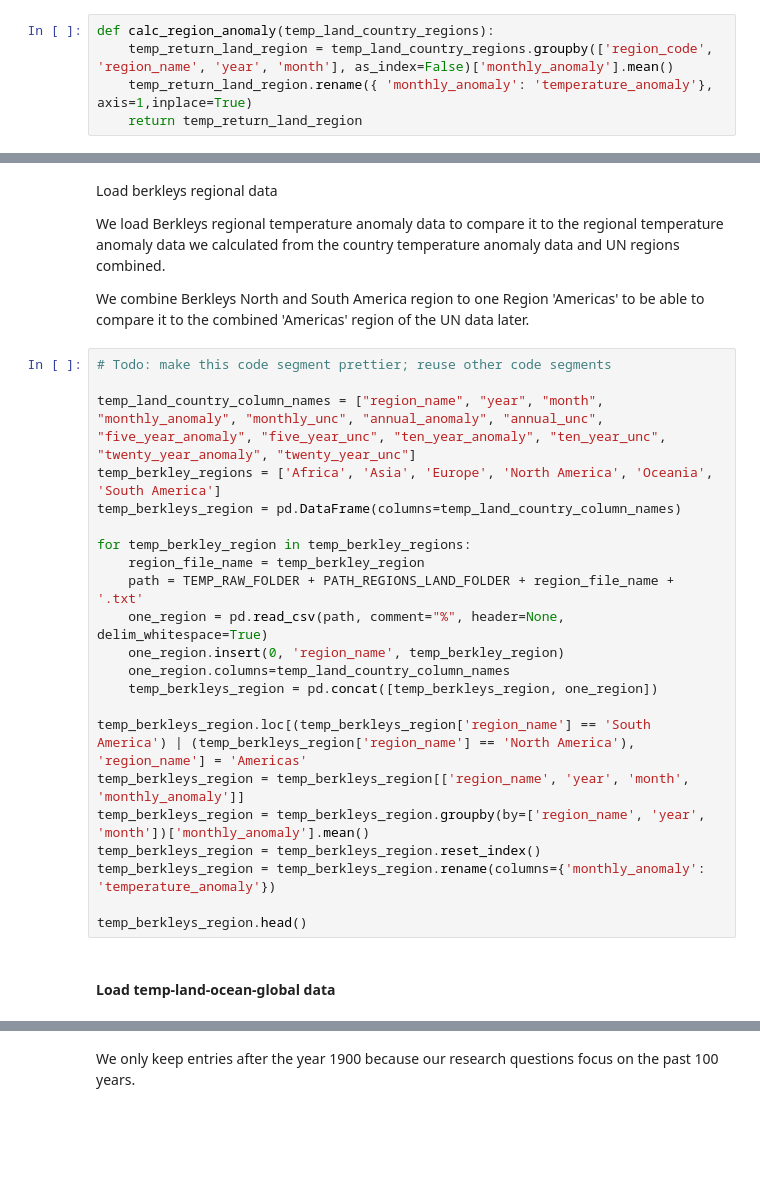
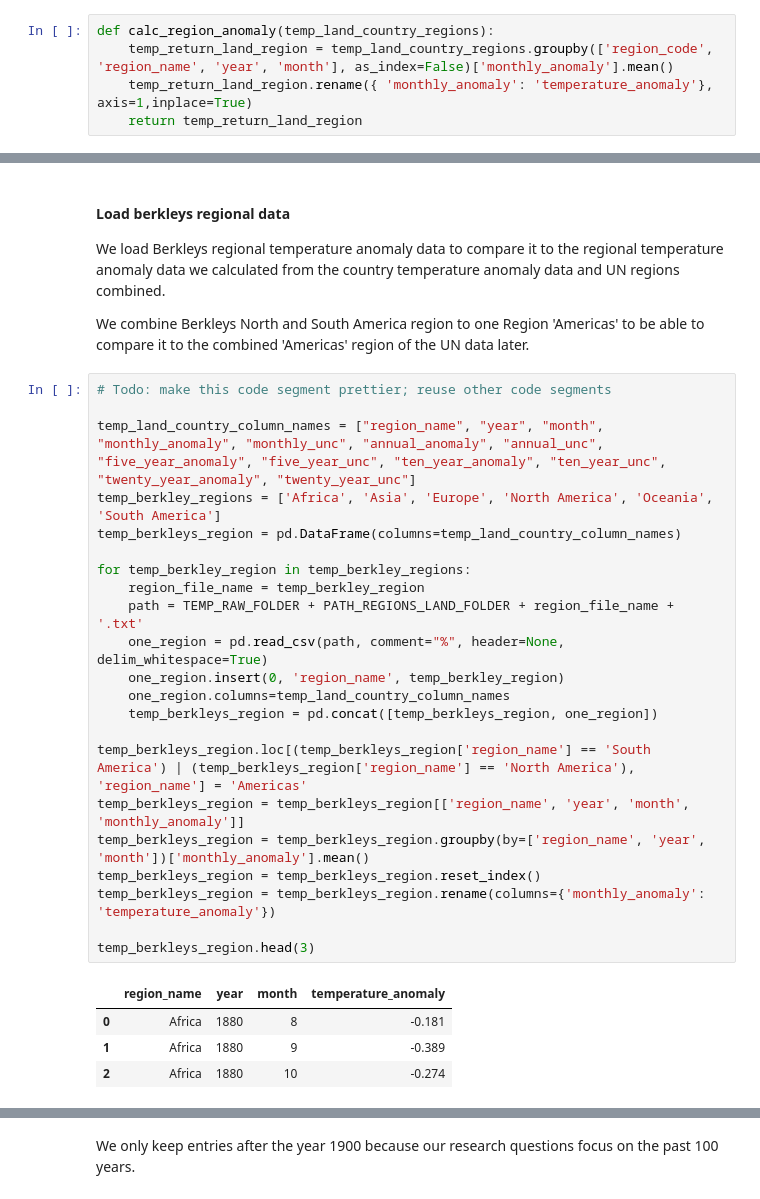
Before and after one commit to lukiwieser/natural-disasters-and-climate-change, a Jupyter notebook: main.ipynb, the cells around one changed output, grey strips where cells are left out. Drawn from its saved outputs; the diff is of its cells as text; blank space fills up the shorter version.

```diff
--- a/main.ipynb
+++ b/main.ipynb
@@ -761,5 +985,5 @@ temp_region.head()
 # %% [markdown]
-Load berkleys regional data
+#### Load berkleys regional data
 
 We load Berkleys regional temperature anomaly data to compare it to the regional temperature anomaly data we calculated from the country temperature anomaly data and UN regions combined.
 
@@ -767,25 +991,28 @@ We combine Berkleys North and South America region to one Region 'Americas' to b
 # %%
 # Todo: make this code segment prettier; reuse other code segments
 
 temp_land_country_column_names = ["region_name", "year", "month", "monthly_anomaly", "monthly_unc", "annual_anomaly", "annual_unc", "five_year_anomaly", "five_year_unc", "ten_year_anomaly", "ten_year_unc", "twenty_year_anomaly", "twenty_year_unc"]
 temp_berkley_regions = ['Africa', 'Asia', 'Europe', 'North America', 'Oceania', 'South America']
 temp_berkleys_region = pd.DataFrame(columns=temp_land_country_column_names)
 
 for temp_berkley_region in temp_berkley_regions:
     region_file_name = temp_berkley_region
     path = TEMP_RAW_FOLDER + PATH_REGIONS_LAND_FOLDER + region_file_name + '.txt'
     one_region = pd.read_csv(path, comment="%", header=None, delim_whitespace=True)
     one_region.insert(0, 'region_name', temp_berkley_region)
     one_region.columns=temp_land_country_column_names
     temp_berkleys_region = pd.concat([temp_berkleys_region, one_region])
 
 temp_berkleys_region.loc[(temp_berkleys_region['region_name'] == 'South America') | (temp_berkleys_region['region_name'] == 'North America'), 'region_name'] = 'Americas'
 temp_berkleys_region = temp_berkleys_region[['region_name', 'year', 'month', 'monthly_anomaly']]
 temp_berkleys_region = temp_berkleys_region.groupby(by=['region_name', 'year', 'month'])['monthly_anomaly'].mean()
 temp_berkleys_region = temp_berkleys_region.reset_index()
 temp_berkleys_region = temp_berkleys_region.rename(columns={'monthly_anomaly': 'temperature_anomaly'})
 
-temp_berkleys_region.head()
+temp_berkleys_region.head(3)
+# %% [output]
+|  | region_name | year | month | temperature_anomaly |
+| 0 | Africa | 1880 | 8 | -0.181 |
+| 1 | Africa | 1880 | 9 | -0.389 |
+| 2 | Africa | 1880 | 10 | -0.274 |
-# %% [markdown]
-#### Load temp-land-ocean-global data
 # %% [markdown]
```
Also changed, not shown: parts of 192 cells of this notebook.
